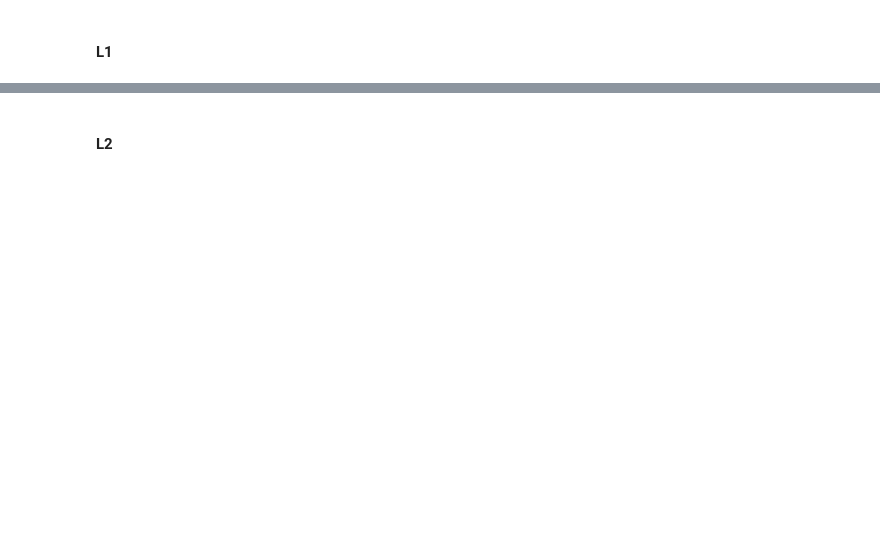
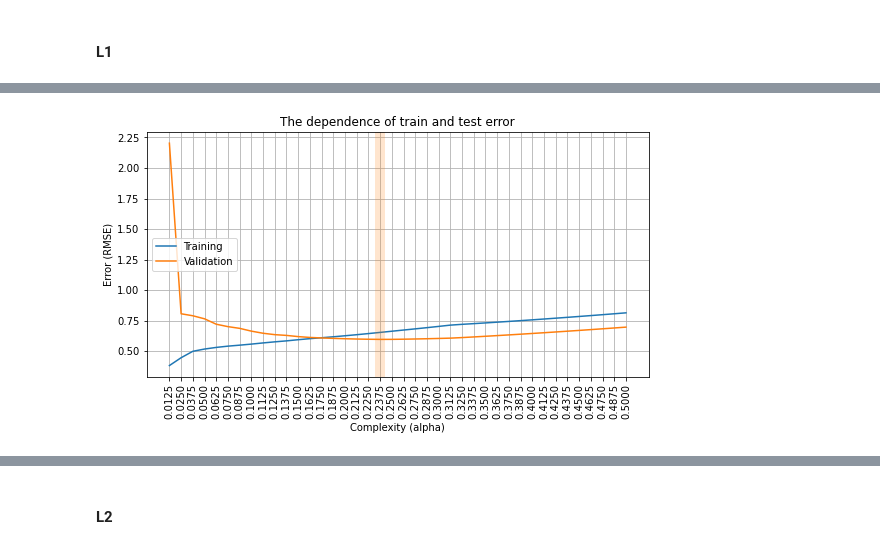
Before and after one commit to Anetta314159/4_overfitting_regularization, a Jupyter notebook: overfitting_regularization.ipynb, the cells around one changed output, grey strips where cells are left out. Cells and saved outputs as stored; diff of their text form; code cells hidden in the pictures; blank space fills up the shorter version.

```diff
--- a/overfitting_regularization.ipynb
+++ b/overfitting_regularization.ipynb
@@ -551,0 +548,4 @@ for i in range(X_hw.shape[1]):
+# %%
+## your code
+data = pd.DataFrame(np.column_stack([X_hw,y_hw]),columns=['x1','x2','x3','y'])
+data.head()
@@ -551,0 +559,3 @@ for i in range(X_hw.shape[1]):
+# %%
+scaler = StandardScaler();
+data[['x1', 'x2', 'x3', 'y']] = scaler.fit_transform(data[['x1', 'x2', 'x3', 'y']]);
@@ -551,0 +571,16 @@ for i in range(X_hw.shape[1]):
+# %%
+X = data.drop(['y'], axis=1)
+y = data['y']
+# %%
+X_train, X_test, y_train, y_test = train_test_split(X, y, test_size=0.25, random_state=SEED)
+# %%
+rmse_train, rmse_valid = [], []
+for alpha in ALPHAS[1:]:
+    reg = make_model(15, alpha=alpha, penalty='L1').fit(X_train, y_train)
+    rmse_train.append(rmse(reg.predict(X_train), y_train))
+    rmse_valid.append(rmse(reg.predict(X_test), y_test))
+plot_fitting_graph(ALPHAS[1:], rmse_train, rmse_valid,
+                        xlabel='Complexity (alpha)', ylabel='Error (RMSE)',
+                        title = 'The dependence of train and test error')
+# %% [output]
+[figure, added]
```
Also changed, not shown: parts of 30 cells of this notebook.
